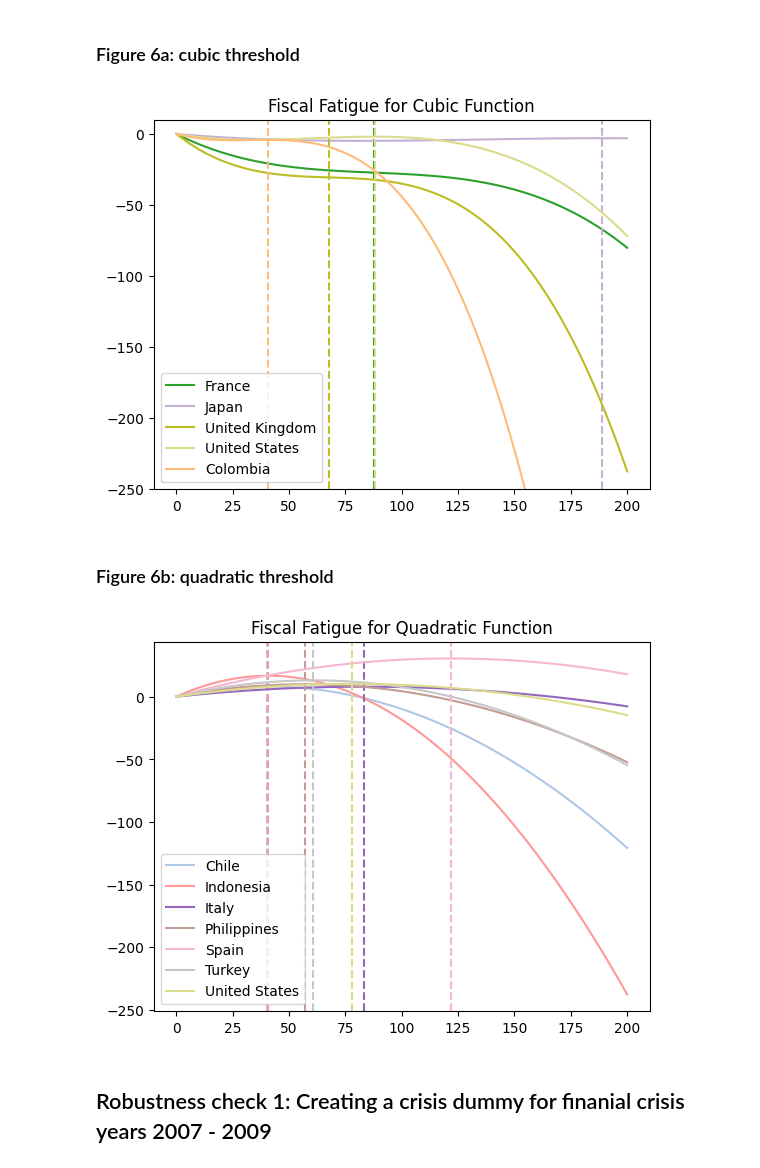
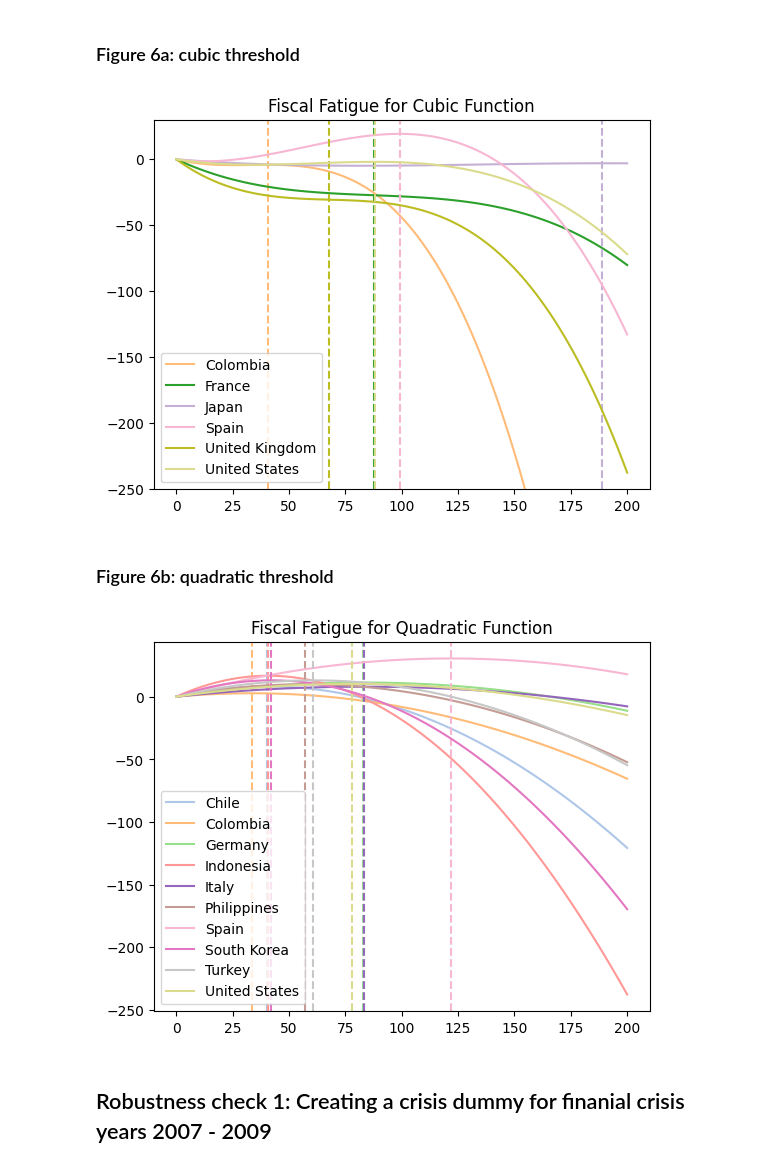
Before and after one commit to Aarongzf/fiscal-fatigue, a Jupyter notebook: analysis.ipynb, the cells around one changed output. Cells and saved outputs as stored; diff of their text form; code cells hidden in the pictures.

Commit message:
Update threshold charts

```diff
--- a/analysis.ipynb
+++ b/analysis.ipynb
@@ -455,8 +455,8 @@ def cubic_func(x, coefficients):
     d = coefficients['constant']
     return np.outer(a, x**3) + np.outer(b, x**2) + np.outer(c, x) + np.outer(d, np.ones_like(x))
 
-# Define the coefficients of the quadratic function as a pandas dataframe
-coefficients = coef_df.loc[['france','japan','united_kingdom','united_states','colombia']]
+# Define the coefficients of the cubic function as a pandas dataframe
+coefficients = coef_df.loc[['colombia', 'france','japan', 'spain', 'united_kingdom','united_states']]
 coefficients = coefficients[['lag_debt_cu','lag_debt_sq','lag_debt']]
 
 # round up only columns A and B in the dataframe to 6 decimal places
@@ -519,40 +519,38 @@ for i, coeffs in enumerate(df):
 
 inflexion_points = inflexion_points.set_index(coefficients.index)
 inflexion_points
 coefficients = coefficients.join(inflexion_points['x'], how = 'left')
 # Define x range
 x = np.linspace(0, 200, 100)
 # Calculate y values for each row
 y_values = np.zeros((len(coefficients), len(x)))
 for i in range(len(coefficients)):
     for j in range(len(x)):
         y_values[i][j] = coefficients.iloc[i]['lag_debt_cu'] * x[j]**3 + coefficients.iloc[i]['lag_debt_sq'] * x[j]**2 + coefficients.iloc[i]['lag_debt'] * x[j]
 # set the color for the countries
 colors = {'france': 'darkblue', 'japan':'deeppink', 'united_kingdom':'lawngreen', 'united_states':'lightcoral', 'colombia':'darkorange'}
 # Set the y-axis limit
-plt.ylim([-250, 10])
+plt.ylim([-250, 30])
 # Plot functions and vertical lines for each country
 for i in range(len(coefficients)):
     country = coefficients.index[i]
     country_name = coefficients.index[i].replace("_", " ").title()
     color = country_colors[country]
     plt.plot(x, y_values[i], label=country_name, color=color)
     if pd.isna(coefficients.local_maxima[i]):
         plt.axvline(x=coefficients.x[i], linestyle='--', color=color)
     else:
         plt.axvline(x=coefficients.local_maxima[i], linestyle='--', color=color)
 # Add legend and title
 plt.legend()
 plt.title('Fiscal Fatigue for Cubic Function')
 # Show plot
 plt.show()
 # %% [output]
-[figure, old version]
+[figure, new version]
 # %% [markdown]
 ### Figure 6b: quadratic threshold
 # %%
-
-
 # Define the quadratic function
 def quadratic_func(x, coefficients):
     a = coefficients['lag_debt_sq']
@@ -560,7 +558,7 @@ def quadratic_func(x, coefficients):
     c = coefficients['constant']
     return np.outer(a, x**2) + np.outer(b, x) + np.outer(c, np.ones_like(x))
 # Define the coefficients of the quadratic function as a pandas dataframe
-coefficients = coef_df2.loc[['chile', 'indonesia', 'italy', 'philippines', 'spain', 'turkey', 'united_states']]
+coefficients = coef_df2.loc[['chile', 'colombia', 'germany', 'indonesia', 'italy', 'philippines', 'spain', 'south_korea', 'turkey', 'united_states']]
 coefficients = coefficients[['lag_debt_sq','lag_debt']]
 # Create a new column with constant values
 const_col = pd.Series([0]*len(coefficients), name='constant', index=coefficients.index)
@@ -606,7 +604,7 @@ plt.title('Fiscal Fatigue for Quadratic Function')
 # Show plot
 plt.show()
 # %% [output]
-[figure, old version]
+[figure, new version]
 # %% [markdown]
 ## Robustness check 1: Creating a crisis dummy for finanial crisis years 2007 - 2009
 # %%
```
Also changed, not shown: parts of 9 cells of this notebook.
